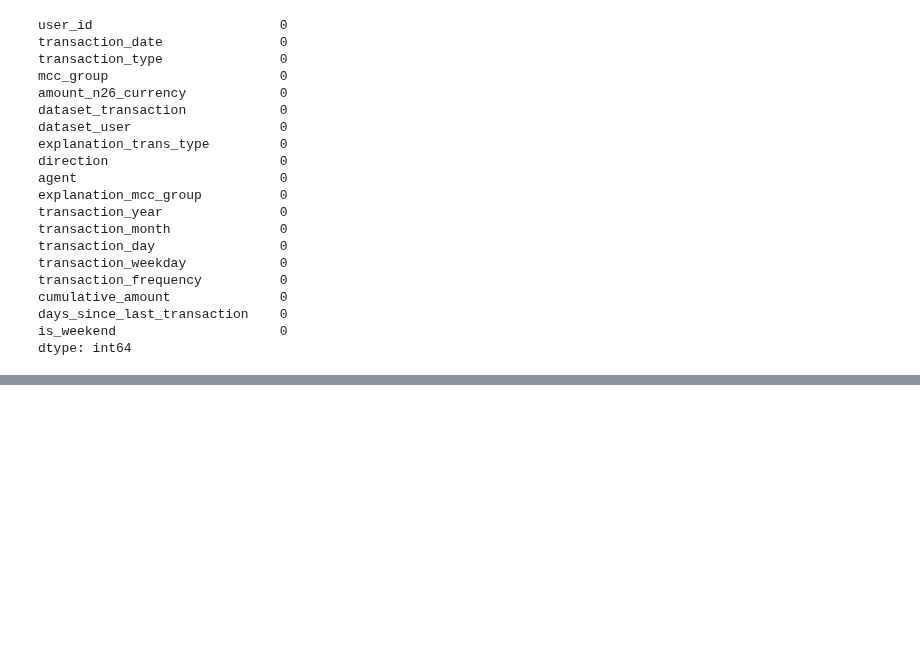
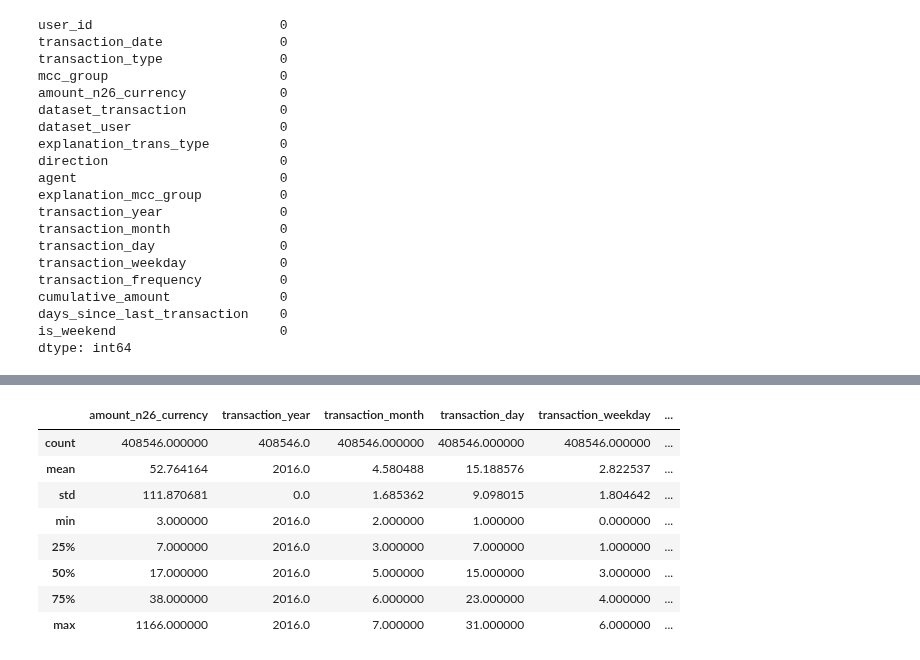
Before and after one commit to ajits-github/TimeSeries_Income_And_Expense_Prediction, a Jupyter notebook: TimeSeries_Income_And_Expense_Prediction.ipynb, the cells around one changed output, grey strips where cells are left out. Saved outputs shown, nothing was run; the diff lists cells and outputs as text; code cells hidden in the pictures; blank space fills up the shorter version.

```diff
--- a/TimeSeries_Income_And_Expense_Prediction.ipynb
+++ b/TimeSeries_Income_And_Expense_Prediction.ipynb
@@ -358,0 +400,13 @@ dtype: int64
+# %%
+# Remove
+df_merged.describe()
+# %% [output]
+|  | amount_n26_currency | transaction_year | transaction_month | transaction_day | transaction_weekday | ... |
+| count | 408546.000000 | 408546.0 | 408546.000000 | 408546.000000 | 408546.000000 | ... |
+| mean | 52.764164 | 2016.0 | 4.580488 | 15.188576 | 2.822537 | ... |
+| std | 111.870681 | 0.0 | 1.685362 | 9.098015 | 1.804642 | ... |
+| min | 3.000000 | 2016.0 | 2.000000 | 1.000000 | 0.000000 | ... |
+| 25% | 7.000000 | 2016.0 | 3.000000 | 7.000000 | 1.000000 | ... |
+| 50% | 17.000000 | 2016.0 | 5.000000 | 15.000000 | 3.000000 | ... |
+| 75% | 38.000000 | 2016.0 | 6.000000 | 23.000000 | 4.000000 | ... |
+| max | 1166.000000 | 2016.0 | 7.000000 | 31.000000 | 6.000000 | ... |
```
Also changed, not shown: parts of 2 cells of this notebook.
